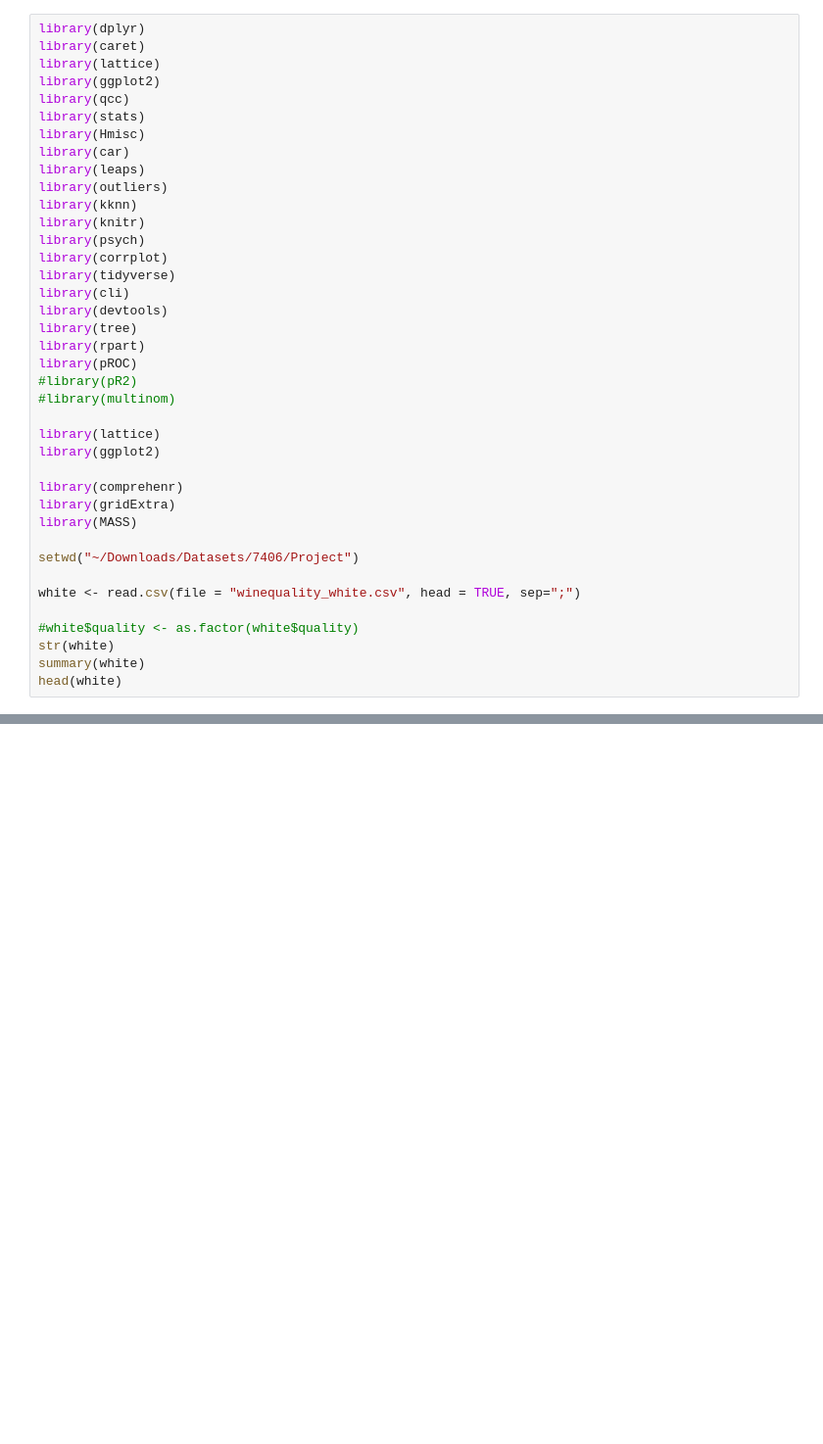
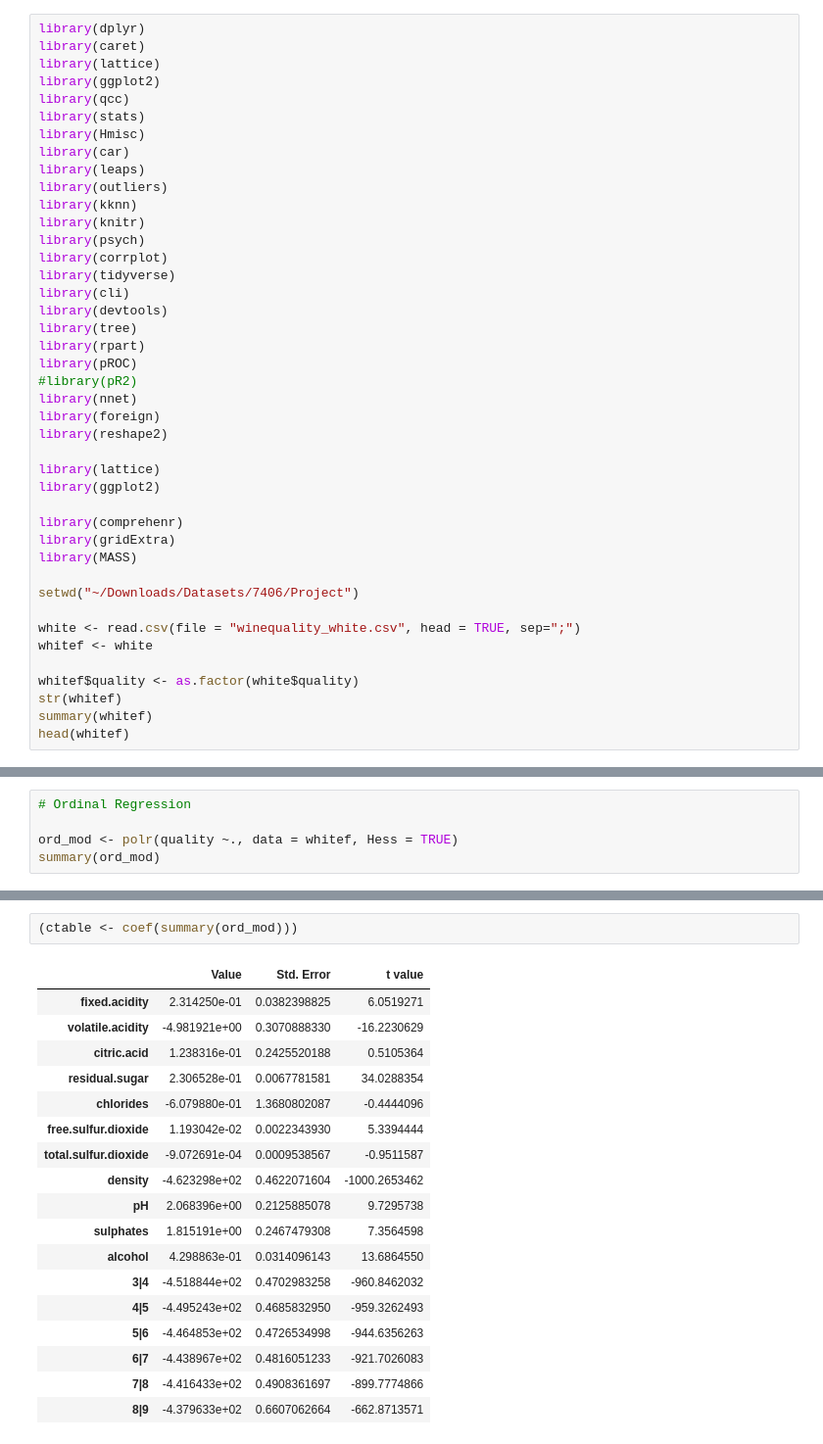
Before and after one commit to spatankar276/Project-Buzz, a Jupyter notebook: 7406-Project-Buzz.ipynb, the cells around one changed output, grey strips where cells are left out. Shown at 98% size. Saved outputs shown, nothing was run; the diff lists cells and outputs as text; blank space fills up the shorter version.

```diff
--- a/7406-Project-Buzz.ipynb
+++ b/7406-Project-Buzz.ipynb
@@ -20,7 +20,9 @@ library(tree)
 library(rpart)
 library(pROC)
 #library(pR2)
-#library(multinom)
+library(nnet)
+library(foreign)
+library(reshape2)
 
 library(lattice)
 library(ggplot2)
@@ -32,9 +34,10 @@ library(MASS)
 setwd("~/Downloads/Datasets/7406/Project")
 
 white <- read.csv(file = "winequality_white.csv", head = TRUE, sep=";")
+whitef <- white
 
-#white$quality <- as.factor(white$quality)
-str(white)
-summary(white)
-head(white)
+whitef$quality <- as.factor(white$quality)
+str(whitef)
+summary(whitef)
+head(whitef)
 # %% [output]
@@ -77,0 +148,5 @@ head(white)
+# %%
+# Ordinal Regression
+
+ord_mod <- polr(quality ~., data = whitef, Hess = TRUE)
+summary(ord_mod)
@@ -77,0 +171,21 @@ head(white)
+# %%
+(ctable <- coef(summary(ord_mod)))
+# %% [output]
+|  | Value | Std. Error | t value |
+| fixed.acidity | 2.314250e-01 | 0.0382398825 | 6.0519271 |
+| volatile.acidity | -4.981921e+00 | 0.3070888330 | -16.2230629 |
+| citric.acid | 1.238316e-01 | 0.2425520188 | 0.5105364 |
+| residual.sugar | 2.306528e-01 | 0.0067781581 | 34.0288354 |
+| chlorides | -6.079880e-01 | 1.3680802087 | -0.4444096 |
+| free.sulfur.dioxide | 1.193042e-02 | 0.0022343930 | 5.3394444 |
+| total.sulfur.dioxide | -9.072691e-04 | 0.0009538567 | -0.9511587 |
+| density | -4.623298e+02 | 0.4622071604 | -1000.2653462 |
+| pH | 2.068396e+00 | 0.2125885078 | 9.7295738 |
+| sulphates | 1.815191e+00 | 0.2467479308 | 7.3564598 |
+| alcohol | 4.298863e-01 | 0.0314096143 | 13.6864550 |
+| 3|4 | -4.518844e+02 | 0.4702983258 | -960.8462032 |
+| 4|5 | -4.495243e+02 | 0.4685832950 | -959.3262493 |
+| 5|6 | -4.464853e+02 | 0.4726534998 | -944.6356263 |
+| 6|7 | -4.438967e+02 | 0.4816051233 | -921.7026083 |
+| 7|8 | -4.416433e+02 | 0.4908361697 | -899.7774866 |
+| 8|9 | -4.379633e+02 | 0.6607062664 | -662.8713571 |
```
Also changed, not shown: parts of 9 cells of this notebook.
